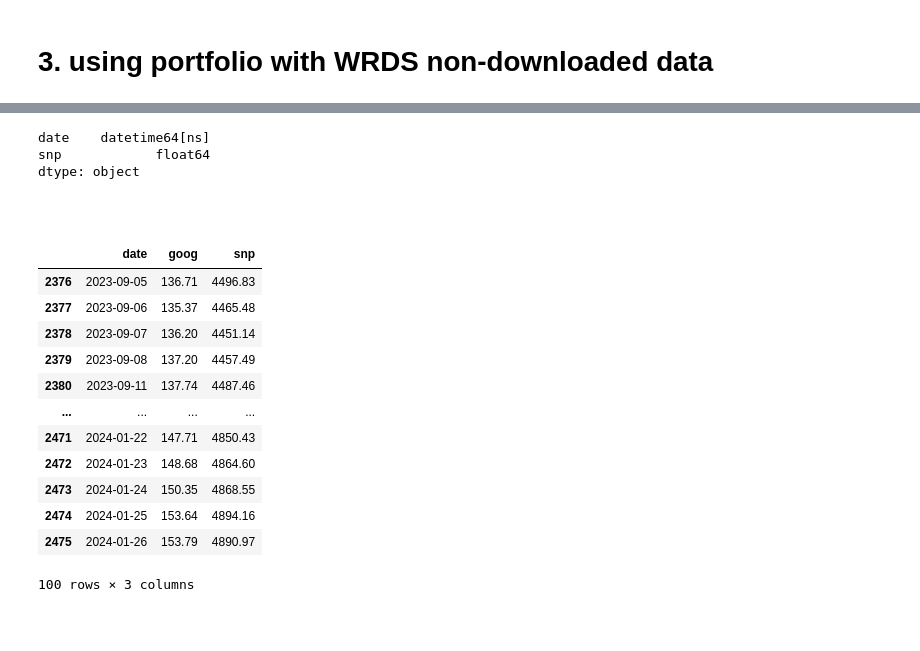
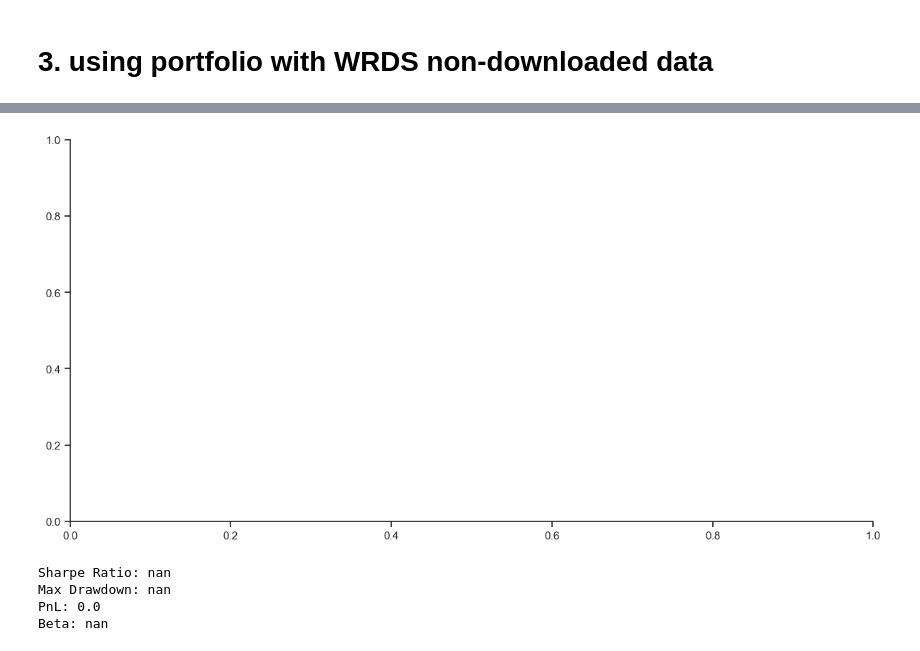
Before and after one commit to NUSFintechQuant/AY2324S1-Modern-Portfolio-Theory, a Jupyter notebook: portfolio/portfolio_demo.ipynb, the cells around one changed output, grey strips where cells are left out. Saved outputs shown, nothing was run; the diff lists cells and outputs as text; code cells hidden in the pictures; blank space fills up the shorter version.

```diff
--- a/portfolio/portfolio_demo.ipynb
+++ b/portfolio/portfolio_demo.ipynb
@@ -326,25 +293,8 @@ r2
-# %%
-r2.dtypes
-# %% [output]
-date    datetime64[ns]
-snp            float64
-dtype: object
-# %% [markdown]
-##
-# %%
-base = pd.merge(r1, r2, how = "inner", on = "date")
-base.tail(100)
-# %% [output]
-|  | date | goog | snp |
-| 2376 | 2023-09-05 | 136.71 | 4496.83 |
-| 2377 | 2023-09-06 | 135.37 | 4465.48 |
-| 2378 | 2023-09-07 | 136.20 | 4451.14 |
-| 2379 | 2023-09-08 | 137.20 | 4457.49 |
-| 2380 | 2023-09-11 | 137.74 | 4487.46 |
-| ... | ... | ... | ... |
-| 2471 | 2024-01-22 | 147.71 | 4850.43 |
-| 2472 | 2024-01-23 | 148.68 | 4864.60 |
-| 2473 | 2024-01-24 | 150.35 | 4868.55 |
-| 2474 | 2024-01-25 | 153.64 | 4894.16 |
-| 2475 | 2024-01-26 | 153.79 | 4890.97 |
-100 rows × 3 columns
+# %%
+test_portfolio.backtest(Backtest())
+# %% [output]
+[figure, added]
+Sharpe Ratio: nan
+Max Drawdown: nan
+PnL: 0.0
+Beta: nan
```
Also changed, not shown: parts of 11 cells of this notebook, 1 other file.
